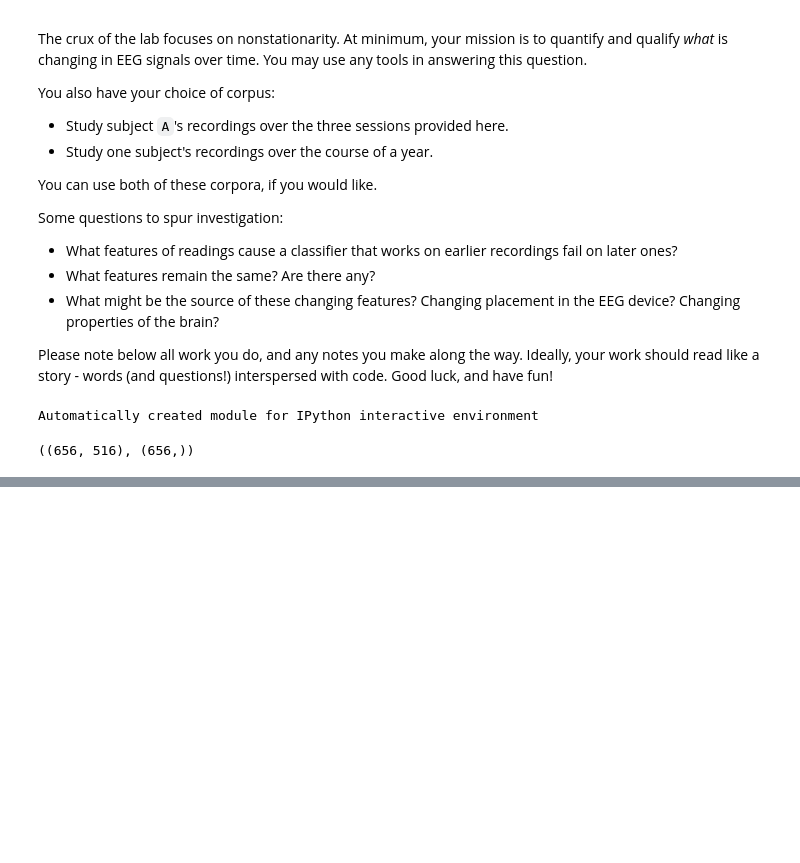
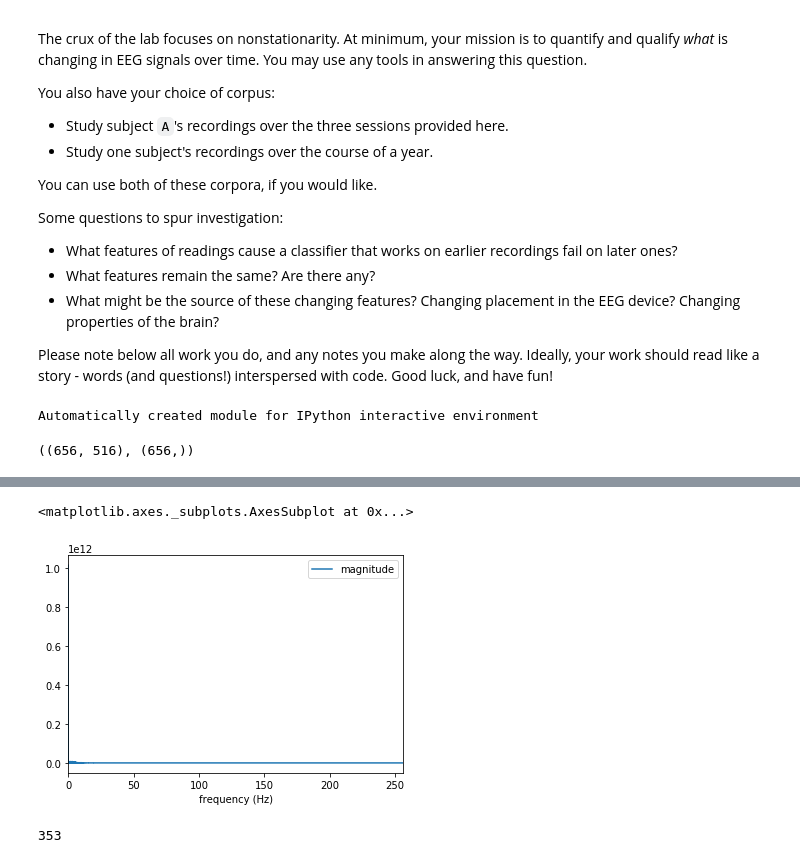
Before and after one commit to mumbihere/290T-mrt-lab2, a Jupyter notebook: lab-2.ipynb, the cells around one changed output, grey strips where cells are left out. Cells and saved outputs as stored; diff of their text form; code cells hidden in the pictures; blank space fills up the shorter version.

```diff
--- a/lab-2.ipynb
+++ b/lab-2.ipynb
@@ -379,0 +469,10 @@ explained variance ratio (first two components): [ 0.71564019  0.09552565]
+# %%
+ps = to_power_spectrum(c[' Value'])
+ps.plot(x='frequency (Hz)')
+# %% [output]
+<matplotlib.axes._subplots.AxesSubplot at 0x...>
+[figure, added]
+# %%
+len(b.groupby(['Time']).sum())
+# %% [output]
+353
```
Also changed, not shown: parts of 14 cells of this notebook.
